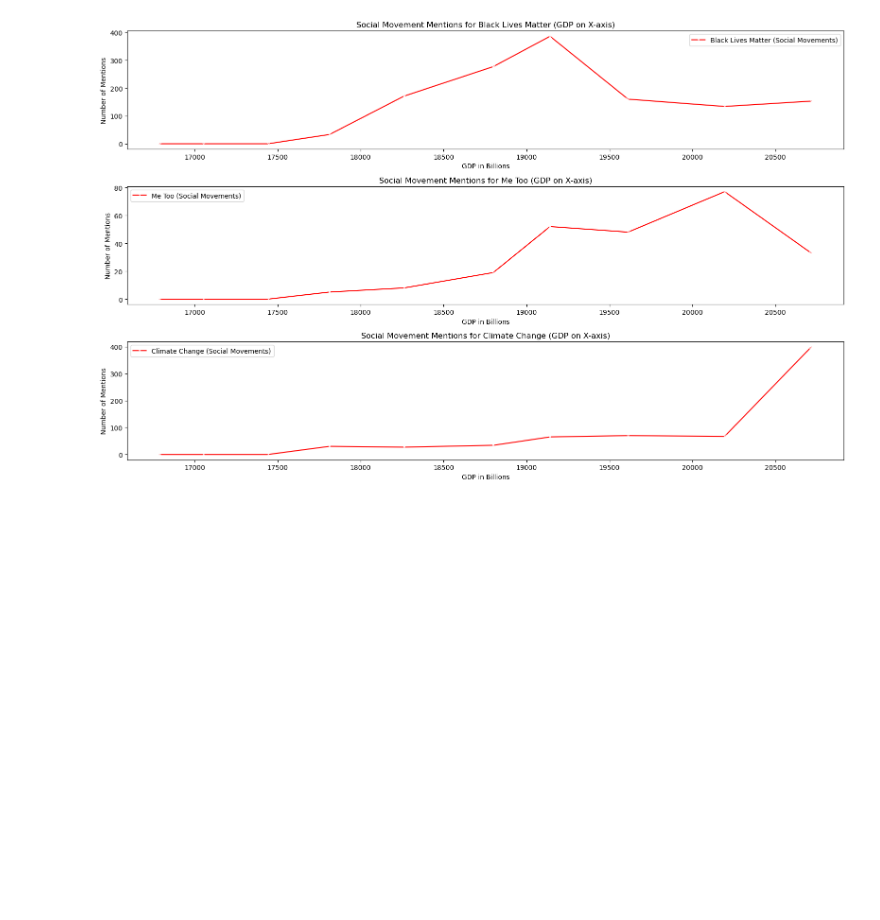
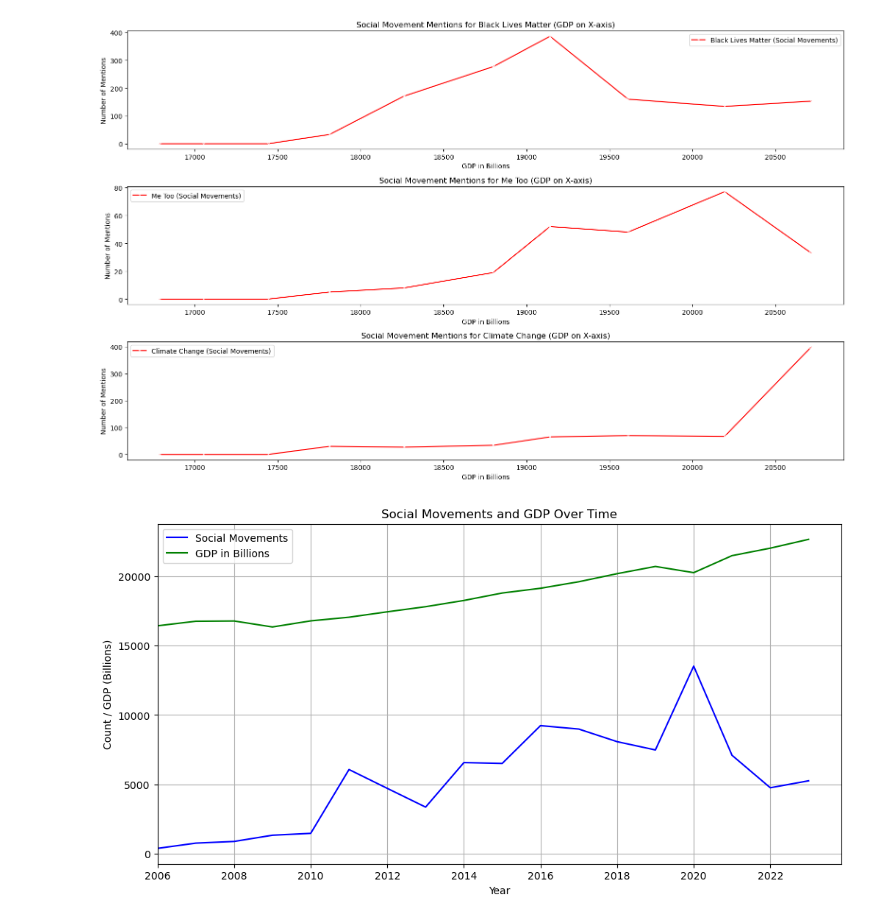
Before and after one commit to lse-ds105/ds105a-2024-project-data_dazzlers, a Jupyter notebook: code/Visualisations/NB03_gdp_social_movements.ipynb, the cells around one changed output. Saved outputs shown, nothing was run; the diff lists cells and outputs as text; code cells hidden in the pictures; blank space fills up the shorter version.

Commit message:
made some visualisations

```diff
--- a/code/Visualisations/NB03_gdp_social_movements.ipynb
+++ b/code/Visualisations/NB03_gdp_social_movements.ipynb
@@ -231,3 +231,64 @@ plt.show()
 conn.close()
 # %% [output]
 [figure]
+# %%
+import sqlite3
+import pandas as pd
+import matplotlib.pyplot as plt
+import numpy as np
+
+# Connect to the SQLite database
+db_path = "../../data/processed/social_movements.db"
+conn = sqlite3.connect(db_path)
+
+# Query GDELT and GDP data
+gdelt_query = "SELECT Date, PrimaryActor, SecondaryActor FROM SocialMovements"
+gdp_query = "SELECT Date, GDP_Billions FROM FRED"  # Assuming GDP data is in this table and column
+
+gdelt_df = pd.read_sql_query(gdelt_query, conn)
+gdp_df = pd.read_sql_query(gdp_query, conn)
+
+# Ensure date columns are in datetime format
+gdelt_df["Date"] = pd.to_datetime(gdelt_df["Date"], errors='coerce')
+gdp_df["Date"] = pd.to_datetime(gdp_df["Date"], errors='coerce')
+
+# Drop rows with missing dates
+gdelt_df.dropna(subset=["Date"], inplace=True)
+gdp_df.dropna(subset=["Date"], inplace=True)
+
+# Extract year for aggregation
+gdelt_df["Year"] = gdelt_df["Date"].dt.year
+gdp_df["Year"] = gdp_df["Date"].dt.year
+
+# Merge GDP and GDELT datasets on Year
+merged_df = pd.merge(gdelt_df, gdp_df, on="Year", how="inner")
+
+# Count the number of social movement mentions per year
+social_movement_counts = gdelt_df.groupby("Year").size().reset_index(name="SocialMovementCount")
+gdp_counts = gdp_df.groupby("Year")["GDP_Billions"].first().reset_index(name="GDP_Billions")
+
+# Merge the counts for plotting
+counts_df = pd.merge(social_movement_counts, gdp_counts, on="Year", how="inner")
+
+# Plot social movements vs. GDP over time
+plt.figure(figsize=(12, 6))
+plt.plot(counts_df["Year"], counts_df["SocialMovementCount"], label="Social Movements", color="blue")
+plt.plot(counts_df["Year"], counts_df["GDP_Billions"], label="GDP in Billions", color="green")
+plt.title("Social Movements and GDP Over Time")
+plt.xlabel("Year")
+plt.ylabel("Count / GDP (Billions)")
+plt.legend()  # Ensure legend is shown
+plt.grid(True)
+
+# Set x-axis to start at 2006 and use a 2-year interval
+plt.xlim(left=2006)
+plt.xticks(np.arange(2006, counts_df["Year"].max() + 1, 2))  # 2-year interval on x-axis
+
+svg_file_path = "social_movements_gdp_per_year.svg"
+plt.savefig(svg_file_path, format='svg')
+
+plt.show()
+
+conn.close()
+# %% [output]
+[figure, added]
```
Also changed, not shown: parts of 1 cell of this notebook, 3 other files.
